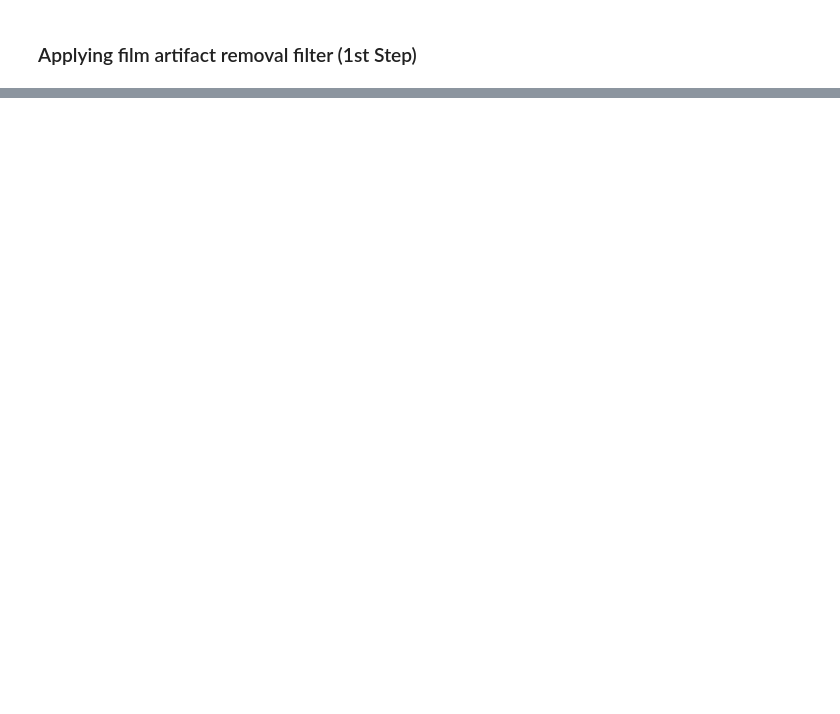
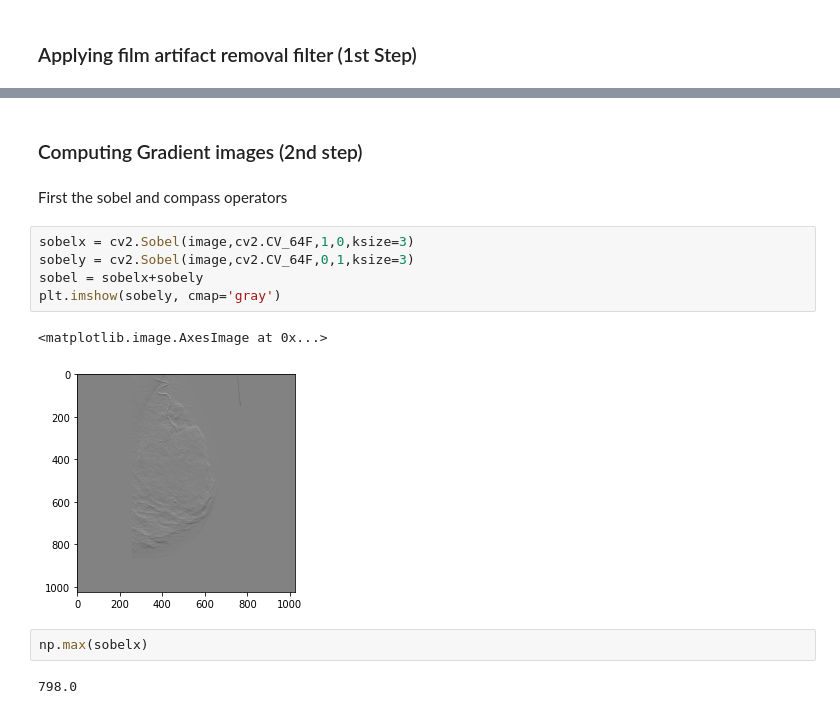
Before and after one commit to srijansingh53/MammoHance, a Jupyter notebook: data_viz.ipynb, the cells around one changed output, grey strips where cells are left out. Drawn from its saved outputs; the diff is of its cells as text; blank space fills up the shorter version.

```diff
--- a/data_viz.ipynb
+++ b/data_viz.ipynb
@@ -37,0 +136,16 @@ print('shape of each image',im.shape)
+# %% [markdown]
+### Computing Gradient images (2nd step)
+# %% [markdown]
+First the sobel and compass operators
+# %%
+sobelx = cv2.Sobel(image,cv2.CV_64F,1,0,ksize=3)
+sobely = cv2.Sobel(image,cv2.CV_64F,0,1,ksize=3)
+sobel = sobelx+sobely
+plt.imshow(sobely, cmap='gray')
+# %% [output]
+<matplotlib.image.AxesImage at 0x...>
+[figure, added]
+# %%
+np.max(sobelx)
+# %% [output]
+798.0
```
Also changed, not shown: parts of 15 cells of this notebook.
